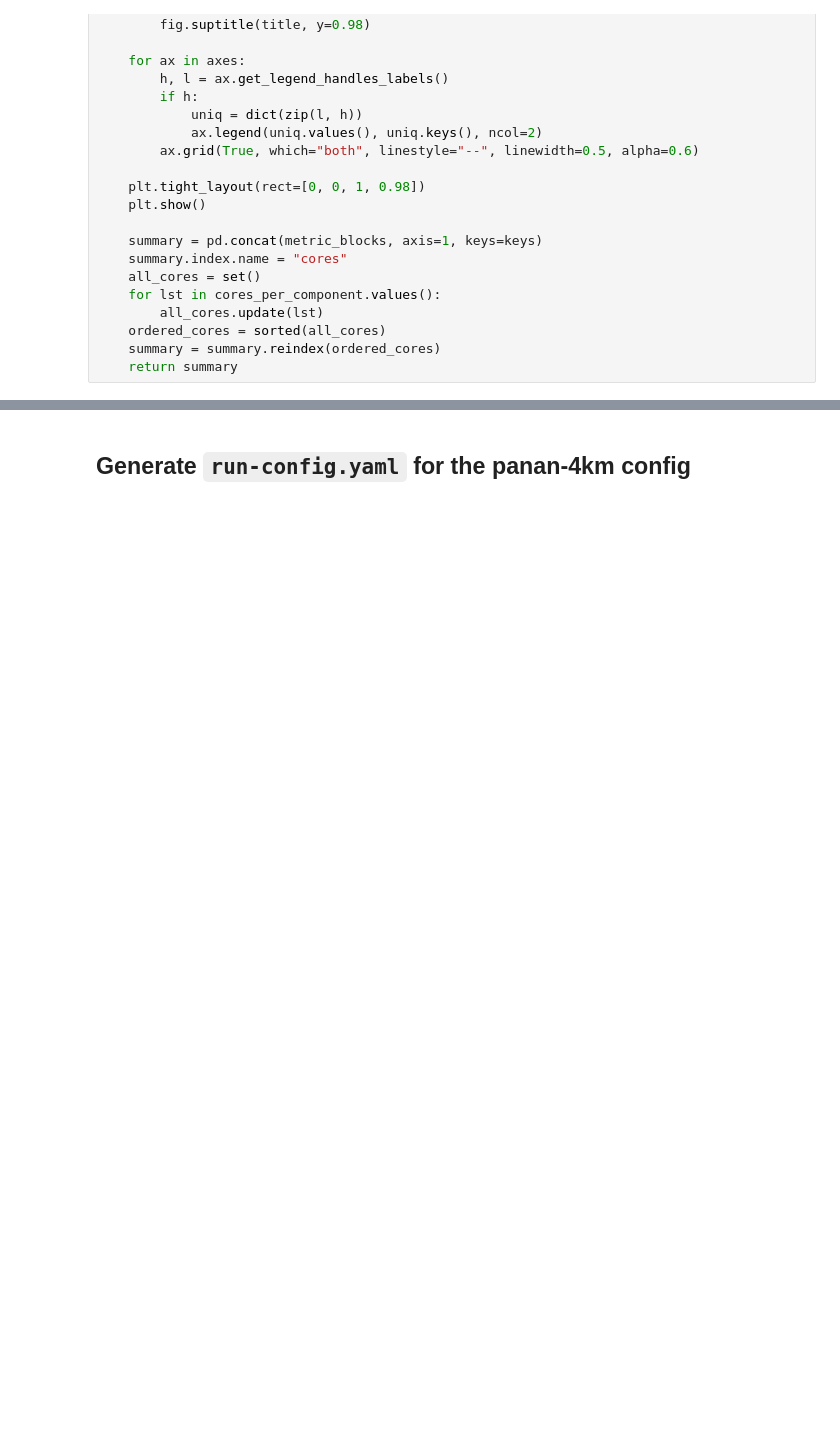
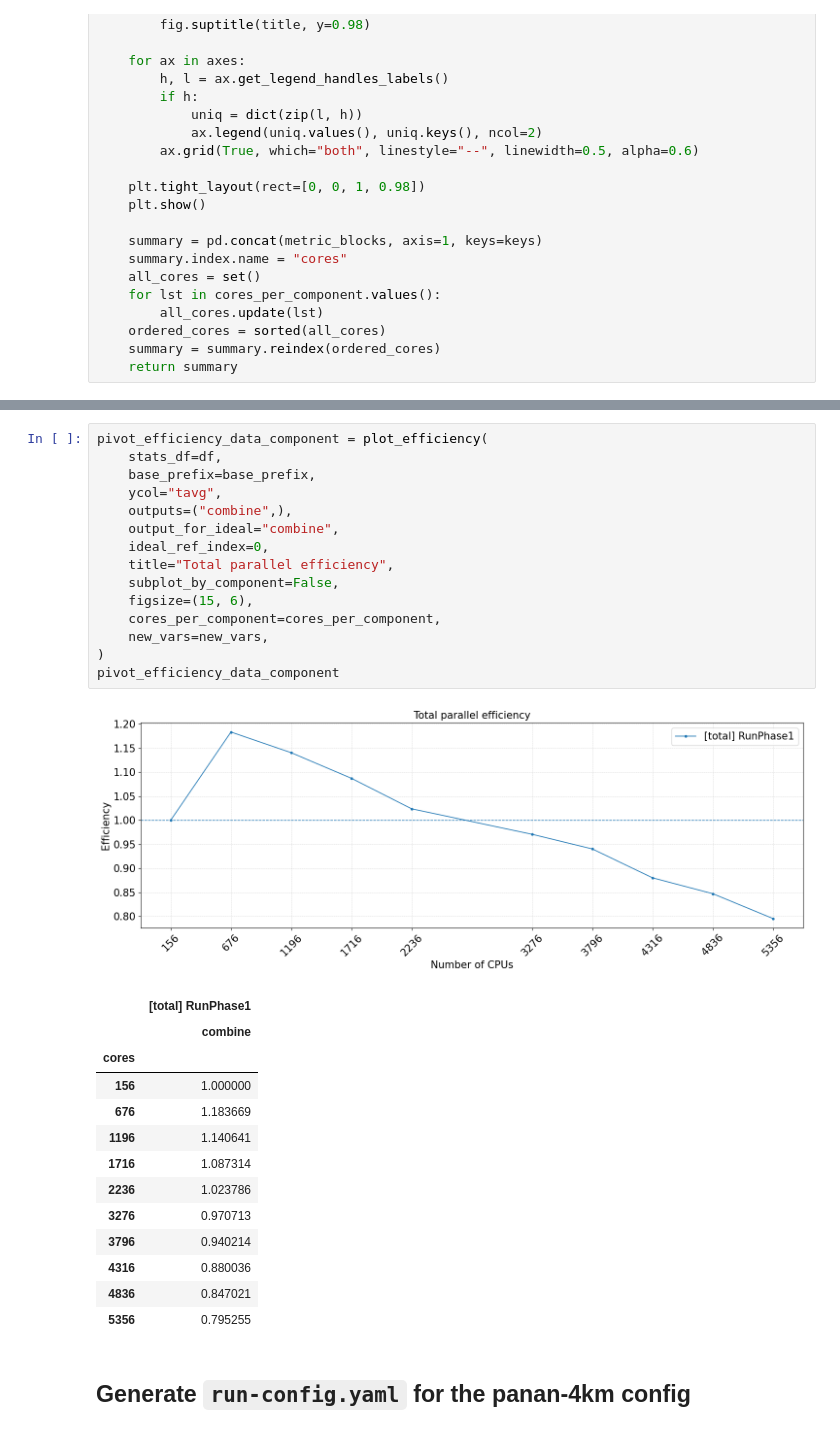
Before and after one commit to ACCESS-NRI/access-models-scaling, a Jupyter notebook: accessom3_panan_4km.ipynb, the cells around one changed output, grey strips where cells are left out. Cells and saved outputs as stored; diff of their text form; blank space fills up the shorter version.

```diff
--- a/accessom3_panan_4km.ipynb
+++ b/accessom3_panan_4km.ipynb
@@ -940,3 +1098,33 @@ def plot_efficiency(stats_df: pd.DataFrame,
+# %%
+pivot_efficiency_data_component = plot_efficiency(
+    stats_df=df,
+    base_prefix=base_prefix,
+    ycol="tavg",
+    outputs=("combine",),
+    output_for_ideal="combine",
+    ideal_ref_index=0,
+    title="Total parallel efficiency",
+    subplot_by_component=False,
+    figsize=(15, 6),
+    cores_per_component=cores_per_component,
+    new_vars=new_vars,
+)
+pivot_efficiency_data_component
+# %% [output]
+[figure, added]
+|  | [total] RunPhase1 |
+|  | combine |
+| cores |  |
+| 156 | 1.000000 |
+| 676 | 1.183669 |
+| 1196 | 1.140641 |
+| 1716 | 1.087314 |
+| 2236 | 1.023786 |
+| 3276 | 0.970713 |
+| 3796 | 0.940214 |
+| 4316 | 0.880036 |
+| 4836 | 0.847021 |
+| 5356 | 0.795255 |
 # %% [markdown]
 ## Generate `run-config.yaml` for the panan-4km config
 # %%
```
Also changed, not shown: parts of 6 cells of this notebook.
